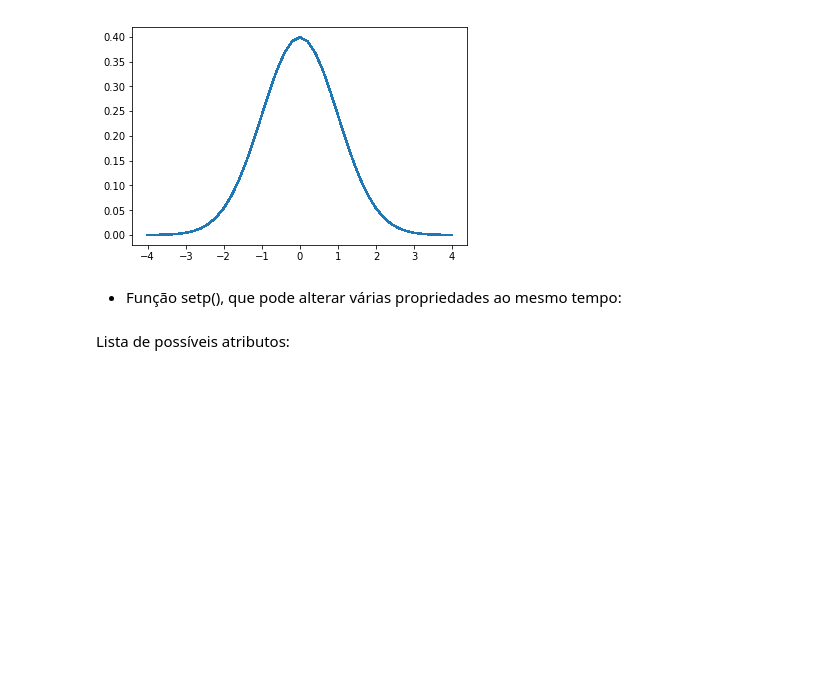
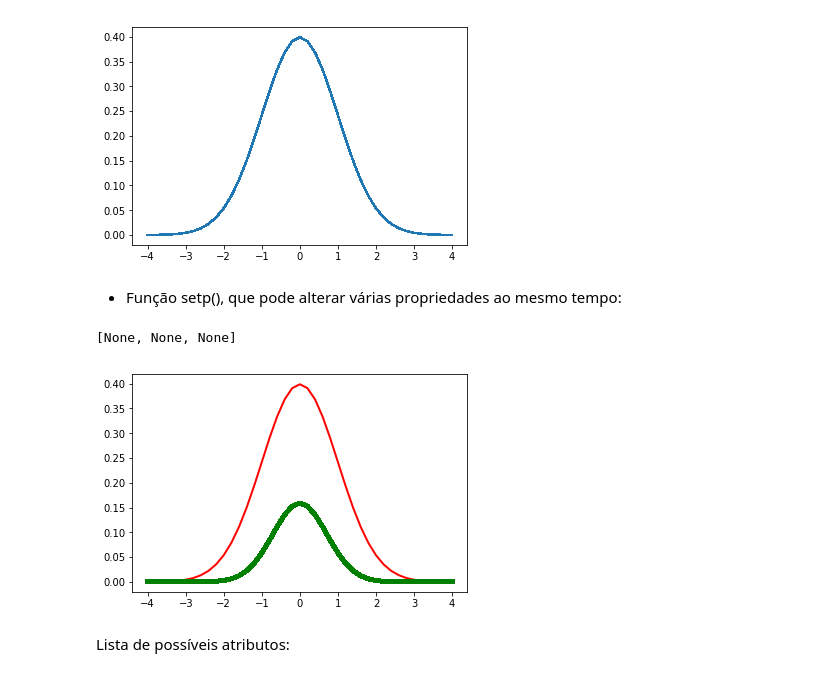
Before and after one commit to nabsonp/ComputacaoNumerica, a Jupyter notebook: Aula 04 - Introdução ao Python - Gráficos.ipynb, the cells around one changed output. Saved outputs shown, nothing was run; the diff lists cells and outputs as text; code cells hidden in the pictures; blank space fills up the shorter version.

```diff
--- a/Aula 04 - Introdução ao Python - Gráficos.ipynb
+++ b/Aula 04 - Introdução ao Python - Gráficos.ipynb
@@ -174,10 +164,14 @@ linha.set_antialiased(False)
 - Função setp(), que pode alterar várias propriedades ao mesmo tempo:
 # %%
 # set propriedade
+y = g(x)
 linhas = plt.plot(x,y,x,y**2)
 # age como se estivesse criando
 plt.setp(linhas[0],color='r',linewidth=2.0)
 plt.setp(linhas[1],color='g',linewidth=4.0,aa=False)
+# %% [output]
+[None, None, None]
+[figure, added]
 # %% [markdown]
 Lista de possíveis atributos:
 # %%
```
Also changed, not shown: parts of 10 cells of this notebook.
